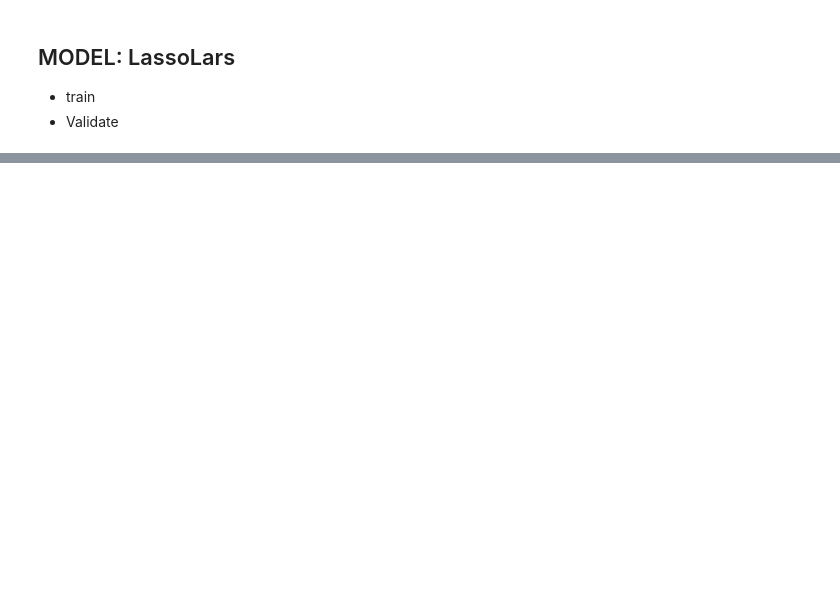
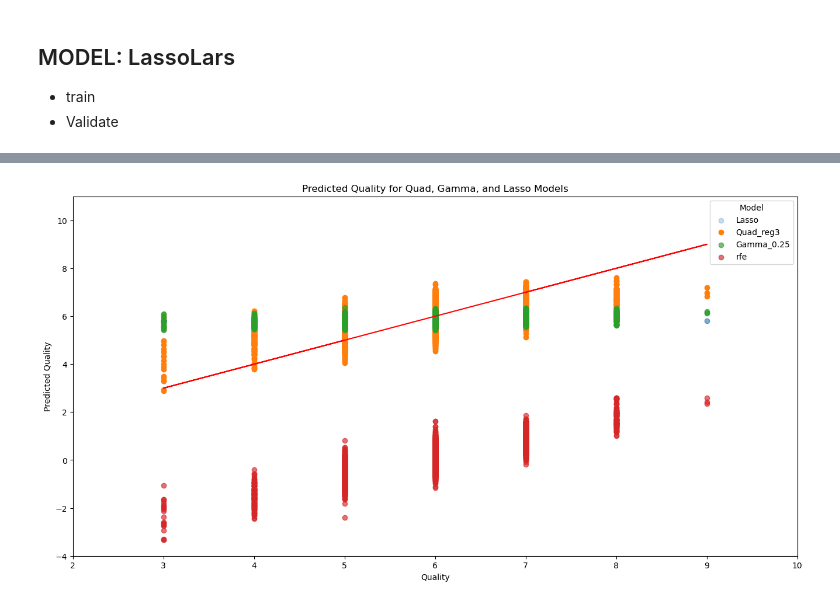
Before and after one commit to Segura-Jorge/wine_ing, a Jupyter notebook: jorge/model.ipynb, the cells around one changed output, grey strips where cells are left out. Cells and saved outputs as stored; diff of their text form; code cells hidden in the pictures; blank space fills up the shorter version.

```diff
--- a/jorge/model.ipynb
+++ b/jorge/model.ipynb
@@ -128,0 +228,4 @@ eval_df
+# %%
+# make a new model for our polynomial regressor:
+plyreg3 = LinearRegression()
+plyreg3.fit(x_train_sq, y)
@@ -128,0 +273,14 @@ eval_df
+# %%
+# initial ML model
+lr1 = LinearRegression()
+
+# rfe has entered the chat:
+rfe = RFE(lr1, n_features_to_select=3)
+
+# fit
+rfe.fit(X, y)
+
+# transform
+X_train_rfe = rfe.transform(X)
+
+X_val_rfe = rfe.transform(X_validate_scaled)
@@ -128,0 +292,4 @@ eval_df
+# %%
+# lr1 as an object was created for our RFE process,
+# lets just use that same object for our first model
+lr1.fit(X_train_rfe, y)
@@ -128,0 +336,7 @@ eval_df
+# %%
+# same process as before!
+# make the dang thing!
+gams25 = TweedieRegressor(power=0.25)
+# fit the dang ol thing
+gams25.fit(X, y)
+# use it!
@@ -128,0 +383,18 @@ eval_df
+# %%
+plt.figure(figsize=(16, 8))
+plt.scatter(y, lasso.predict(X), label= 'Lasso', alpha=0.25)
+plt.scatter(y, plyreg3.predict(x_train_sq), label='Quad_reg3', alpha=1)
+plt.scatter(y, gams25.predict(X), label= 'Gamma_0.25', alpha=0.66)
+plt.scatter(y, y - lr1.predict(X_train_rfe), label='rfe', alpha=0.65)
+plt.title('Predicted Quality for Quad, Gamma, and Lasso Models')
+plt.plot(y,y, ls='-', c='r')
+plt.ylabel('Predicted Quality')
+plt.xlabel('Quality')
+plt.legend(title='Model')
+# Set the axis limits
+plt.xlim(left=2, right=10)
+plt.ylim(bottom=-4, top=11)
+
+plt.show()
+# %% [output]
+[figure, added]
```
Also changed, not shown: parts of 36 cells of this notebook, 1 other file.
